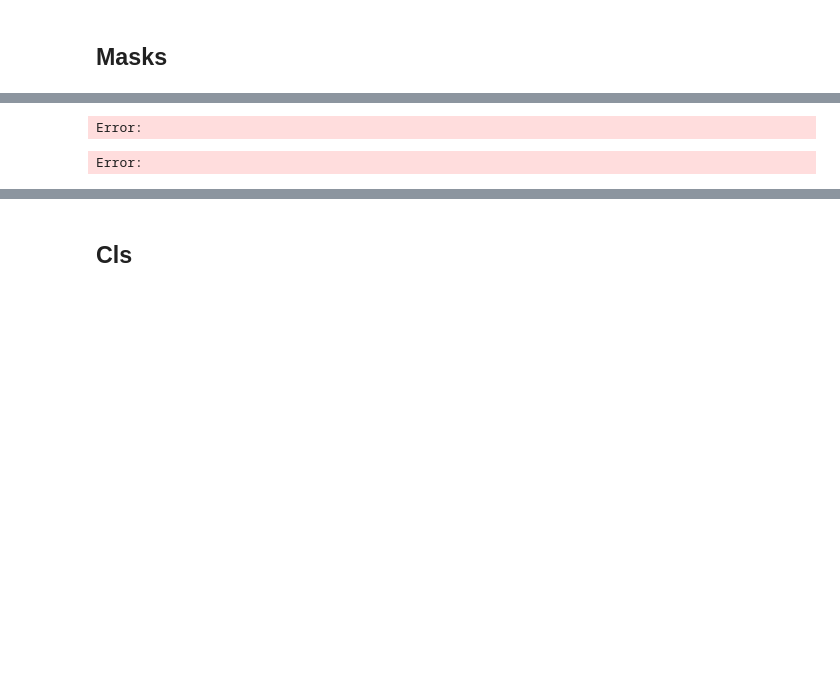
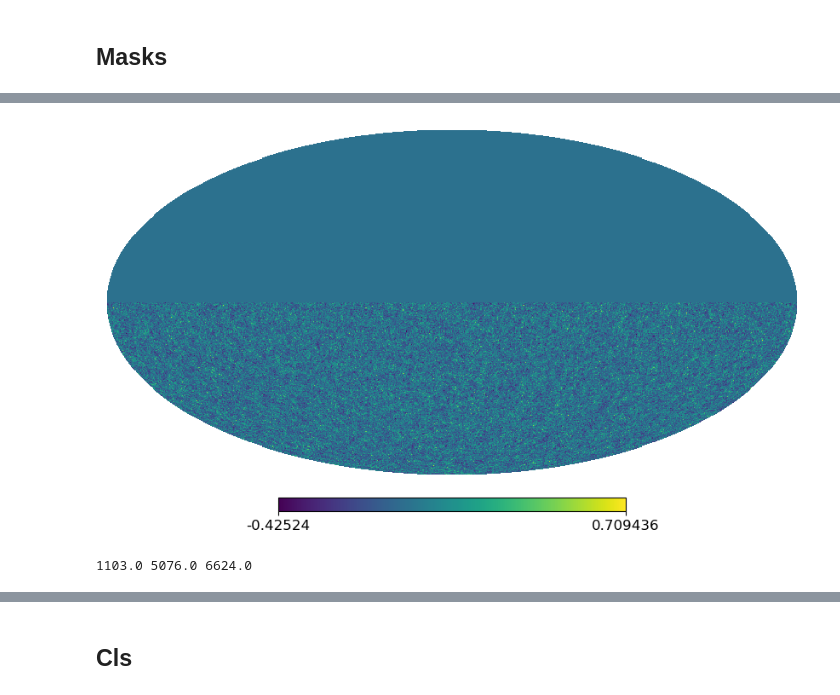
Before and after one commit to JaimeRZP/GLASS_cov_challenge, a Jupyter notebook: unmixing_comparison.ipynb, the cells around one changed output, grey strips where cells are left out. Saved outputs shown, nothing was run; the diff lists cells and outputs as text; code cells hidden in the pictures; blank space fills up the shorter version.

```diff
--- a/unmixing_comparison.ipynb
+++ b/unmixing_comparison.ipynb
@@ -53,11 +53,14 @@ Error:
+# %%
+hp.mollview(sim*mask_half_sky, title="")
+# %% [output]
+[figure, added]
 # %%
 fsky_rr2=np.sum(mask_rr2)/len(mask_rr2)
 fsky_dr1=np.sum(mask_dr1)/len(mask_dr1)
 fsky_patch=np.sum(mask_patch)/len(mask_patch)
-print(fsky_rr2, fsky_patch, fsky_dr1)
+print(np.round(129600*fsky_rr2), np.round(129600*fsky_patch), np.round(129600*fsky_dr1))
 # %% [output]
-Error:
+1103.0 5076.0 6624.0
-Error:
 # %%
 fig, (ax1, ax2, ax3) = plt.subplots(ncols=3, figsize=(15, 10))
 
```
Also changed, not shown: parts of 43 cells of this notebook, 8 other files.
